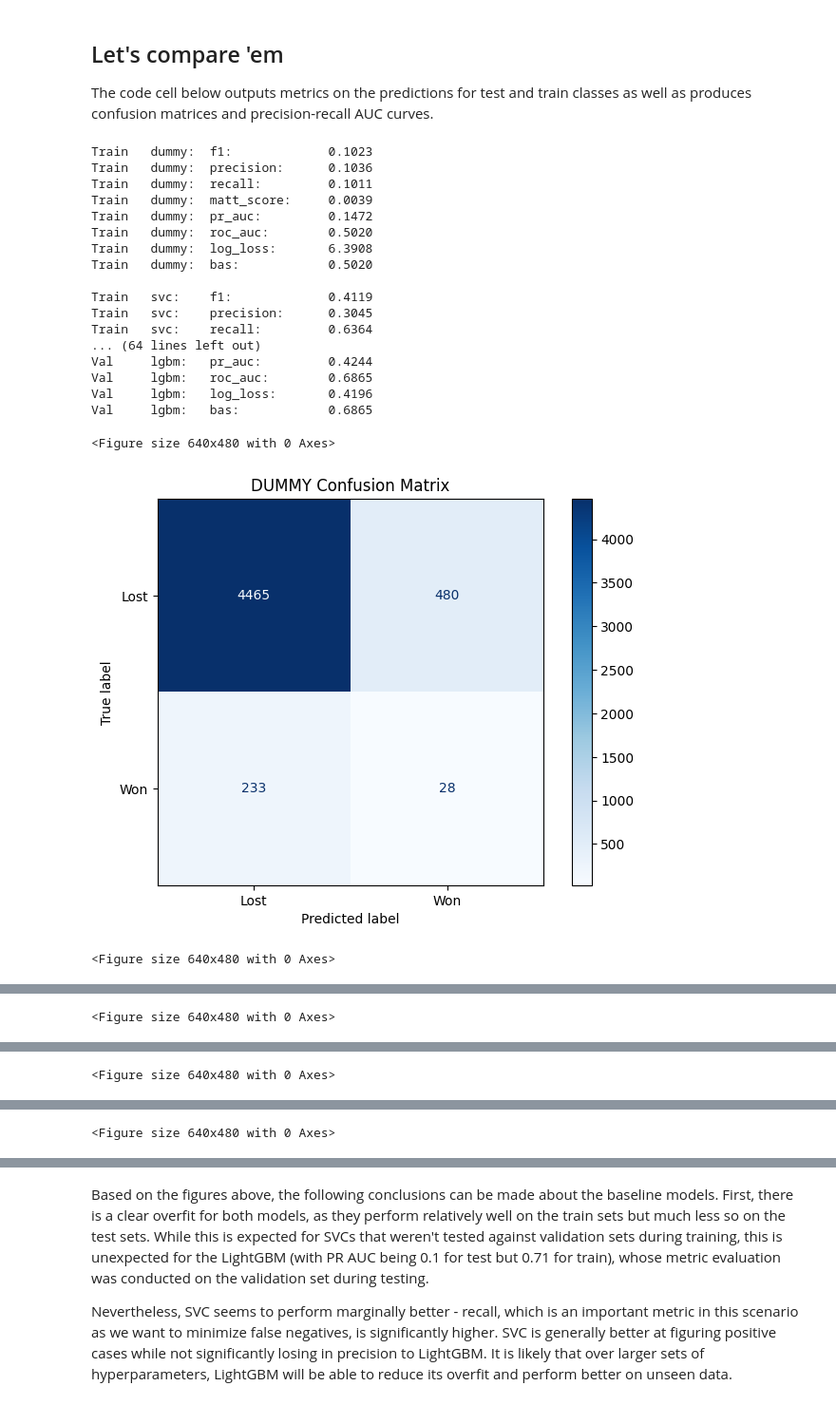
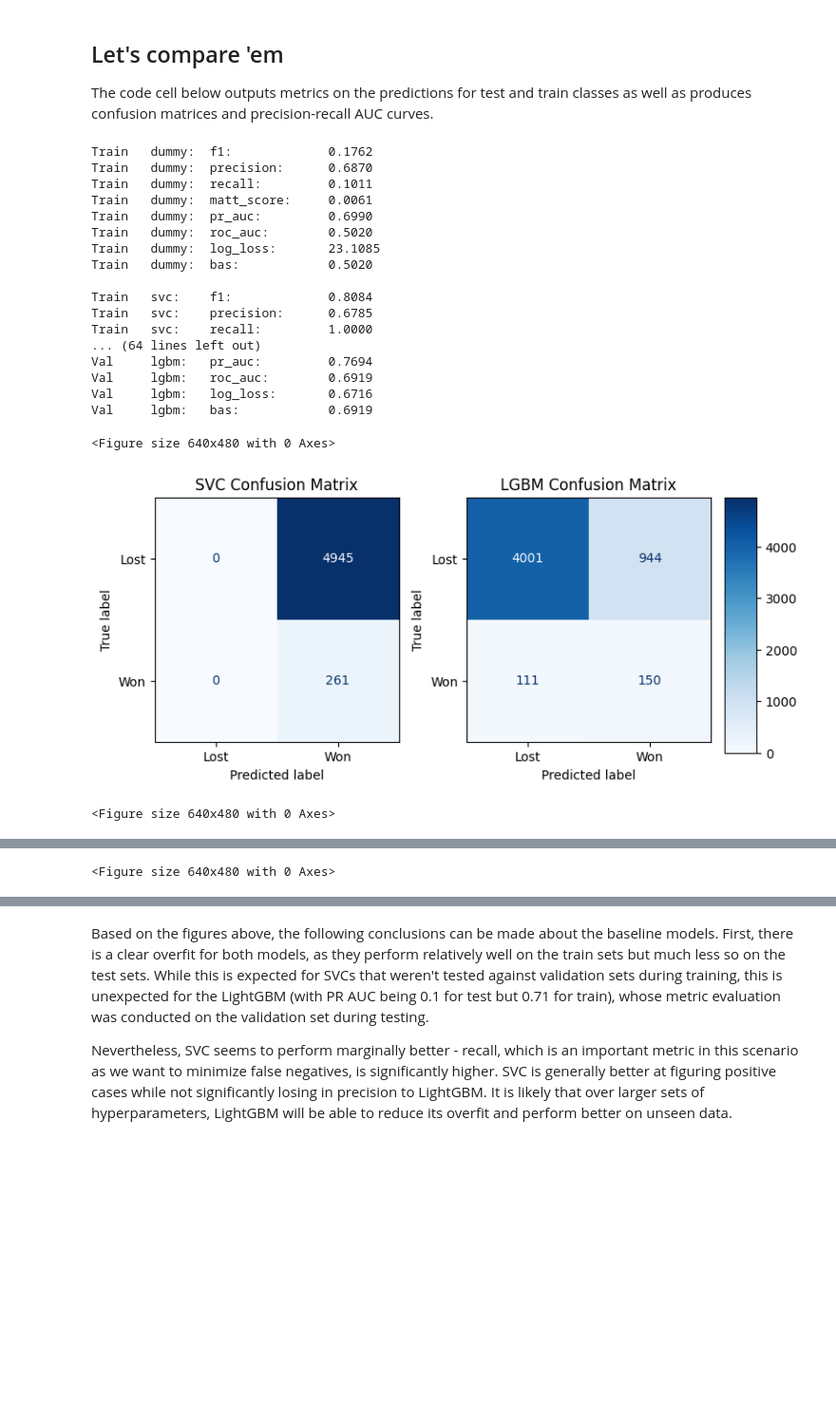
Before and after one commit to viktortsvil/capstone-rg, a Jupyter notebook: Model Training.ipynb, the cells around one changed output, grey strips where cells are left out. Shown at 95% size. Saved outputs shown, nothing was run; the diff lists cells and outputs as text; code cells hidden in the pictures; blank space fills up the shorter version.

```diff
--- a/Model Training.ipynb
+++ b/Model Training.ipynb
@@ -22,6 +22,10 @@ from sklearn.dummy import DummyClassifier
 
 SEED = 123
 BASELINE_RATIO = 0.2
+
+# the parameters are set to 1 for demonstration purposes
+SVC_TRIALS = 1  # adjust as needed (70 in the write-up)
+LGBM_TRIALS = 1  # adjust as needed (40 in the write-up)
 # %% [markdown]
 # Let's get the dataset
 
@@ -352,7 +358,7 @@ def objective_for_stratified(train_data: pd.DataFrame, val_data, trial: optuna.T
     # generate predictions for the unseen quarter and save it
     y_proba = model.predict_proba(x_test)[:, 1]
     y_pred = model.predict(x_test)
-    metrics = get_metrics(y_test, y_pred, y_proba)
+    metrics = get_metrics(y_test, y_pred, y_proba, True)
 
     return metrics[LOSS_FUNCTION]
 
@@ -491,5 +497,5 @@ def get_svc_estimator(trial: optuna.Trial, params: dict = None):
         **params)
     return model, columns
 
-svc, svc_columns, svc_study = optimize(train, val, objective_for_stratified, get_svc_estimator, 70, n_jobs=6)
+svc, svc_columns, svc_study = optimize(train, val, objective_for_stratified, get_svc_estimator, SVC_TRIALS, n_jobs=6)
 # %% [output]
@@ -630,5 +613,5 @@ def get_lgbm_estimator(trial: optuna.Trial, params: dict = None):
         **params)
     return model, columns
 # %%
-lgbm, lgbm_columns, lgbm_study = optimize(train, val, objective_for_stratified, get_lgbm_estimator, 70)
+lgbm, lgbm_columns, lgbm_study = optimize(train, val, objective_for_stratified, get_lgbm_estimator, LGBM_TRIALS)
 # %% [output]
@@ -668,16 +636,27 @@ lgbm_trials_df = get_trial_info(lgbm_study)
 
 The code cell below outputs metrics on the predictions for test and train classes as well as produces confusion matrices and precision-recall AUC curves.
 # %%
-def plot_confusion_matrix(y_true, y_pred, classes, order, title=None, normalize=None):
+from matplotlib.cm import ScalarMappable
+from matplotlib.colors import Normalize
+
+def plot_confusion_matrix(y_true, y_preds, classes, order, titles=None, normalize=None):
     plt.clf()
-    if not title:
-        title = 'Confusion Matrix, Without Normalization'
 
-    fig, ax = plt.subplots()
-    disp = metrics.ConfusionMatrixDisplay.from_predictions(
-        y_true, y_pred, ax=ax, cmap=plt.cm.Blues, labels=order)
+    fig, axis = plt.subplots(1, len(y_preds), figsize=(7, 4))
+    fig.subplots_adjust(hspace=0.05)
+    im_kw = {
+        'vmin': min([metrics.confusion_matrix(y_true, y_pred).flatten().min() for y_pred in y_preds]),
+        'vmax': max([metrics.confusion_matrix(y_true, y_pred).flatten().max() for y_pred in y_preds])
+    }
+    norm = Normalize(**im_kw)
+    for (y_pred, ax, title) in zip(y_preds, axis.flatten(), titles):
+        disp = metrics.ConfusionMatrixDisplay.from_predictions(
+            y_true, y_pred, ax=ax, cmap=plt.cm.Blues, labels=order, colorbar=False, im_kw=im_kw)
+        ax.set(title=title, xticklabels=classes, yticklabels=classes)
     fig.tight_layout()
-    ax.set(title=title, xticklabels=classes, yticklabels=classes)
+    cbar_ax = fig.add_axes([1, 0.15, 0.05, 0.7])
+    fig.colorbar(ScalarMappable(norm=norm, cmap=plt.cm.Blues), cax=cbar_ax)
+
     plt.show()
 
 
@@ -686,51 +665,47 @@ def plot_pr_auc(y_true, y_pred, labels=None, title="PR Curve"):
     fig, ax = plt.subplots()
     if labels:
         for label, pred in zip(labels, y_pred):
             precision, recall, _ = metrics.precision_recall_curve(y_true, pred)
             pr_auc = metrics.auc(recall, precision)
             ax.plot(recall, precision, lw=2, label=f'[{label}] PR curve (area = {pr_auc:.4f})')
     else:
         ax.plot(recall, precision, lw=2, label=f'[Model] PR curve (area = {pr_auc:.4f})')
 
     ax.set(xlabel='Recall', ylabel='Precision', title=title)
     ax.legend(loc='upper right')
     plt.show()
 
 test.target = test.target.astype(int)
 
 for ds, label in [(train, 'Train'), (test, 'Test'), (val, 'Val')]:
     for model_name in ['dummy', 'svc', 'lgbm']:
-        get_report(get_metrics(ds.target, ds[f'{model_name}_pred'], ds[f'{model_name}_proba']), prefix=f"{label}\t{model_name}:")
+        get_report(get_metrics(ds.target, ds[f'{model_name}_pred'], ds[f'{model_name}_proba'], True), prefix=f"{label}\t{model_name}:")
         print()
 
-plot_confusion_matrix(val.target.astype(int), val.dummy_pred,
-                      ['Lost', 'Won'], [0, 1], title="DUMMY Confusion Matrix")
-plot_confusion_matrix(val.target.astype(int), val.svc_pred,
-                      ['Lost', 'Won'], [0, 1], title="SVC Confusion Matrix")
-plot_confusion_matrix(val.target.astype(int), val.lgbm_pred,
-                      ['Lost', 'Won'], [0, 1], title="LightGBM Confusion Matrix")
+plot_confusion_matrix(val.target.astype(int), [val.svc_pred, val.lgbm_pred],
+                      ['Lost', 'Won'], [0, 1], titles=["SVC Confusion Matrix", "LGBM Confusion Matrix"])
 plot_pr_auc(val.target.astype(int), [val.dummy_proba, val.svc_proba, val.lgbm_proba],
             labels=['Dummy', 'SVC', 'LGBM'], title='PR Curve (Val)')
 plot_pr_auc(train.target.astype(int), [train.dummy_proba, train.svc_proba, train.lgbm_proba],
             labels=['Train Dummy', 'Train SVC', 'Train LGBM'], title='PR Curve (Train)')
 # %% [output]
-Train   dummy:  f1:             0.1023
-Train   dummy:  precision:      0.1036
+Train   dummy:  f1:             0.1762
+Train   dummy:  precision:      0.6870
 Train   dummy:  recall:         0.1011
-Train   dummy:  matt_score:     0.0039
-Train   dummy:  pr_auc:         0.1472
+Train   dummy:  matt_score:     0.0061
+Train   dummy:  pr_auc:         0.6990
 Train   dummy:  roc_auc:        0.5020
-Train   dummy:  log_loss:       6.3908
+Train   dummy:  log_loss:       23.1085
 Train   dummy:  bas:            0.5020
 
-Train   svc:    f1:             0.4119
-Train   svc:    precision:      0.3045
-Train   svc:    recall:         0.6364
+Train   svc:    f1:             0.8084
+Train   svc:    precision:      0.6785
+Train   svc:    recall:         1.0000
 ... (64 lines left out)
-Val     lgbm:   pr_auc:         0.4244
-Val     lgbm:   roc_auc:        0.6865
-Val     lgbm:   log_loss:       0.4196
-Val     lgbm:   bas:            0.6865
+Val     lgbm:   pr_auc:         0.7694
+Val     lgbm:   roc_auc:        0.6919
+Val     lgbm:   log_loss:       0.6716
+Val     lgbm:   bas:            0.6919
 <Figure size 640x480 with 0 Axes>
-[figure, old version]
+[figure, new version]
 <Figure size 640x480 with 0 Axes>
@@ -740 +714,0 @@ Val     lgbm:   bas:            0.6865
-<Figure size 640x480 with 0 Axes>
@@ -742 +714,0 @@ Val     lgbm:   bas:            0.6865
-<Figure size 640x480 with 0 Axes>
```
Also changed, not shown: parts of 10 cells of this notebook, 23 other files.
